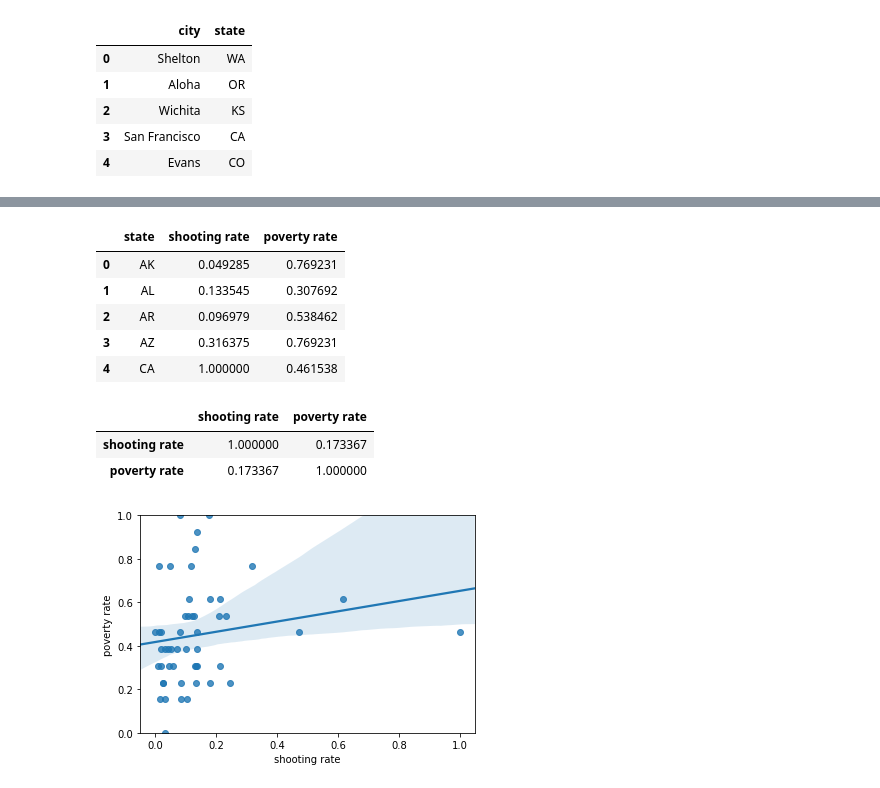
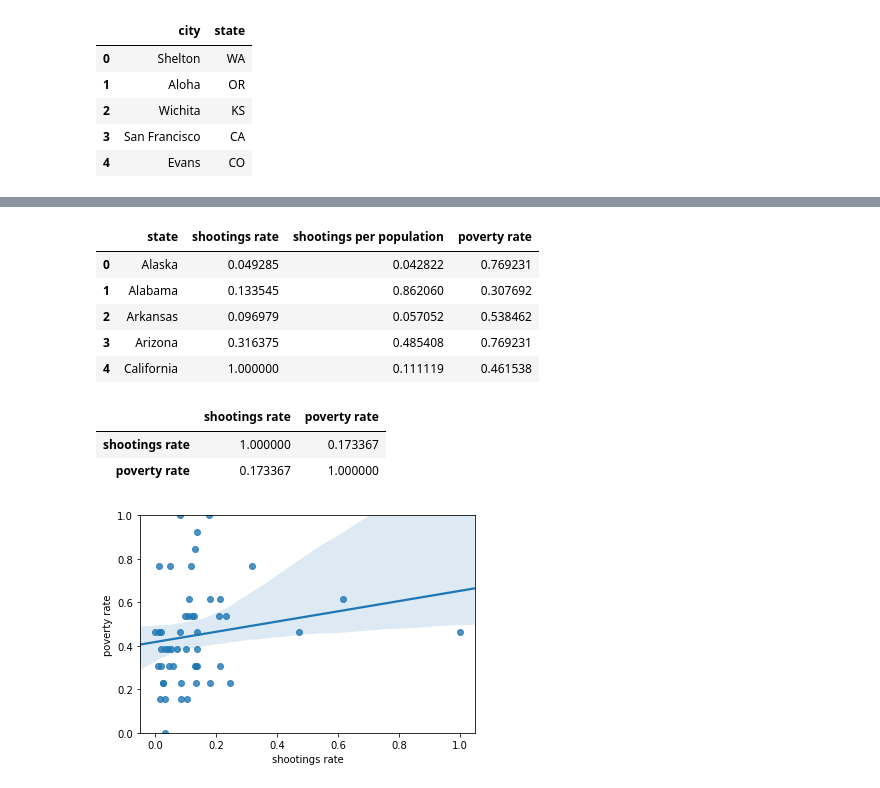
Before and after one commit to Fariddeniro/US-Shooting-Analysis, a Jupyter notebook: Project_Farid.ipynb, the cells around one changed output, grey strips where cells are left out. Cells and saved outputs as stored; diff of their text form; code cells hidden in the pictures.

```diff
--- a/Project_Farid.ipynb
+++ b/Project_Farid.ipynb
@@ -221,6 +359,7 @@ df_state.shape
 # %%
 # Create x, where x the 'scores' column
 scaler = MinMaxScaler()
-df_state[['shooting rate']] = scaler.fit_transform(df_state[['shooting rate']])
-df_state.head()
+df_state_shooting[['shootings rate','shootings per population']] = scaler.fit_transform(df_state_shooting[['shootings rate','shootings per population']])
+df_state_shooting = df_state_shooting.drop(['population'],axis=1)
+df_state_shooting
 # %% [output]
@@ -243,17 +393,17 @@ df_state.head()
 # %%
-df_state = df_state.join(df_poverty['poverty rate'])
-df_state.head()
+df_state_shooting_poverty = df_state_shooting.join(df_poverty['poverty rate'])
+df_state_shooting_poverty.head()
 # %% [output]
-|  | state | shooting rate | poverty rate |
-| 0 | AK | 0.049285 | 0.769231 |
-| 1 | AL | 0.133545 | 0.307692 |
-| 2 | AR | 0.096979 | 0.538462 |
-| 3 | AZ | 0.316375 | 0.769231 |
-| 4 | CA | 1.000000 | 0.461538 |
+|  | state | shootings rate | shootings per population | poverty rate |
+| 0 | Alaska | 0.049285 | 0.042822 | 0.769231 |
+| 1 | Alabama | 0.133545 | 0.862060 | 0.307692 |
+| 2 | Arkansas | 0.096979 | 0.057052 | 0.538462 |
+| 3 | Arizona | 0.316375 | 0.485408 | 0.769231 |
+| 4 | California | 1.000000 | 0.111119 | 0.461538 |
 # %%
-df_state[['shooting rate','poverty rate']].corr()
+df_state_shooting_poverty[['shootings rate','poverty rate']].corr()
 # %% [output]
-|  | shooting rate | poverty rate |
-| shooting rate | 1.000000 | 0.173367 |
+|  | shootings rate | poverty rate |
+| shootings rate | 1.000000 | 0.173367 |
 | poverty rate | 0.173367 | 1.000000 |
 # %%
```
Also changed, not shown: parts of 33 cells of this notebook.
